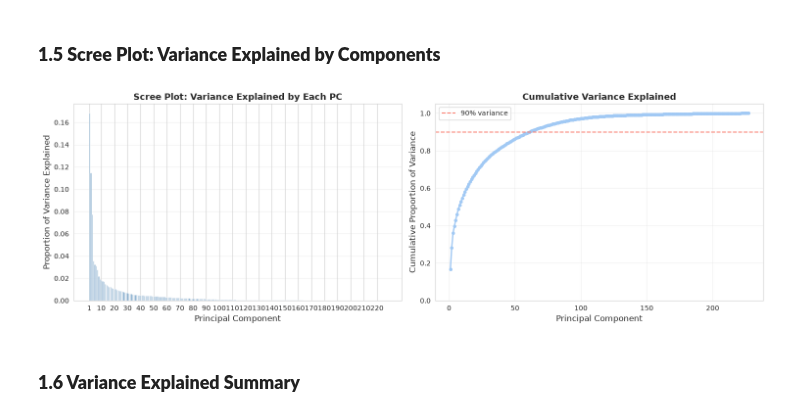
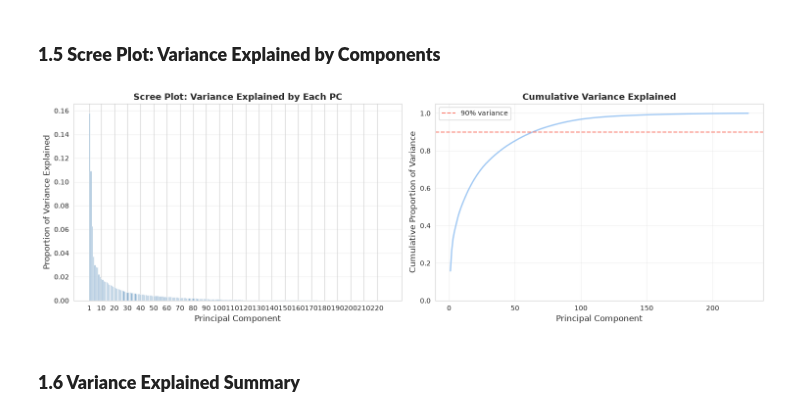
Before and after one commit to OphelieRutschmann/Burkholderia_ML, a Jupyter notebook: snp_ML/02_snp_clustering_analysis.ipynb, the cells around one changed output. Saved outputs shown, nothing was run; the diff lists cells and outputs as text; code cells hidden in the pictures.

```diff
--- a/snp_ML/02_snp_clustering_analysis.ipynb
+++ b/snp_ML/02_snp_clustering_analysis.ipynb
@@ -65,34 +65,35 @@ PCA transformed data shape: (227, 227)
 # %%
 # Proportion of variance explained
 pve = pca.explained_variance_ratio_
 pve_cumsum = np.cumsum(pve)
 
 # Create figure with scree plot
 fig, (ax1, ax2) = plt.subplots(1, 2, figsize=(15, 5))
 
 # Plot 1: Individual variance explained
 components = np.arange(1, len(pve) + 1)
 ax1.bar(components, pve, alpha=0.7, color='steelblue')
 ax1.set_xticks([1] + list(np.arange(10, len(pve) + 1, 10)))
 ax1.set_xlabel('Principal Component', fontsize=12)
 ax1.set_ylabel('Proportion of Variance Explained', fontsize=12)
 ax1.set_title('Scree Plot: Variance Explained by Each PC', fontsize=13, fontweight='bold')
 ax1.grid(axis='y', alpha=0.3)
 
 # Plot 2: Cumulative variance explained
-ax2.plot(components, pve_cumsum, marker='o', linestyle='-', linewidth=2, markersize=4)
+ax2.plot(components, pve_cumsum, linestyle='-', linewidth=2)
 ax2.axhline(y=0.90, color='salmon', linestyle='--', label='90% variance')
 ax2.set_xlabel('Principal Component', fontsize=12)
 ax2.set_ylabel('Cumulative Proportion of Variance', fontsize=12)
 ax2.set_title('Cumulative Variance Explained', fontsize=13, fontweight='bold')
 ax2.legend(fontsize=10)
 ax2.grid(alpha=0.3)
 ax2.set_ylim([0, 1.05])
 
 plt.tight_layout()
+plt.savefig("Figures/02_pca_variance", dpi=300)
 plt.show()
 # %% [output]
-[figure, old version]
+[figure, new version]
 # %% [markdown]
 ### **1.6 Variance Explained Summary**
 # %%
```
Also changed, not shown: parts of 5 cells of this notebook, 16 other files.
